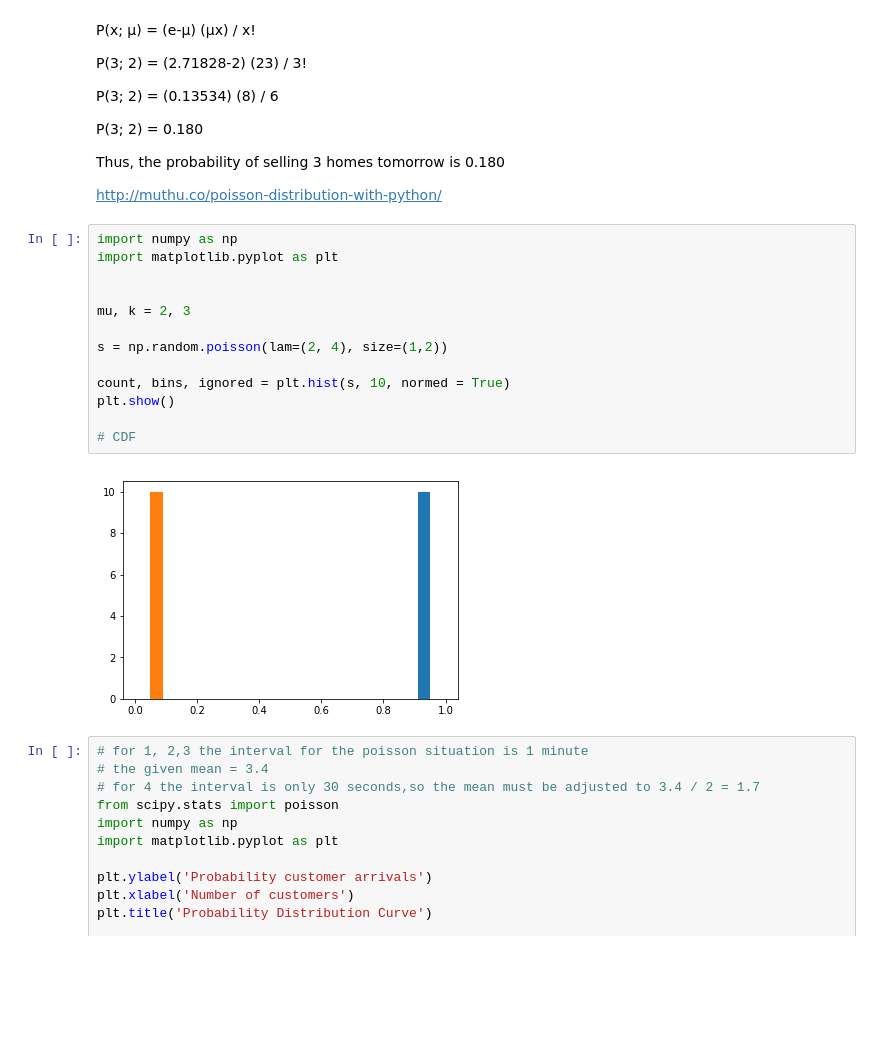
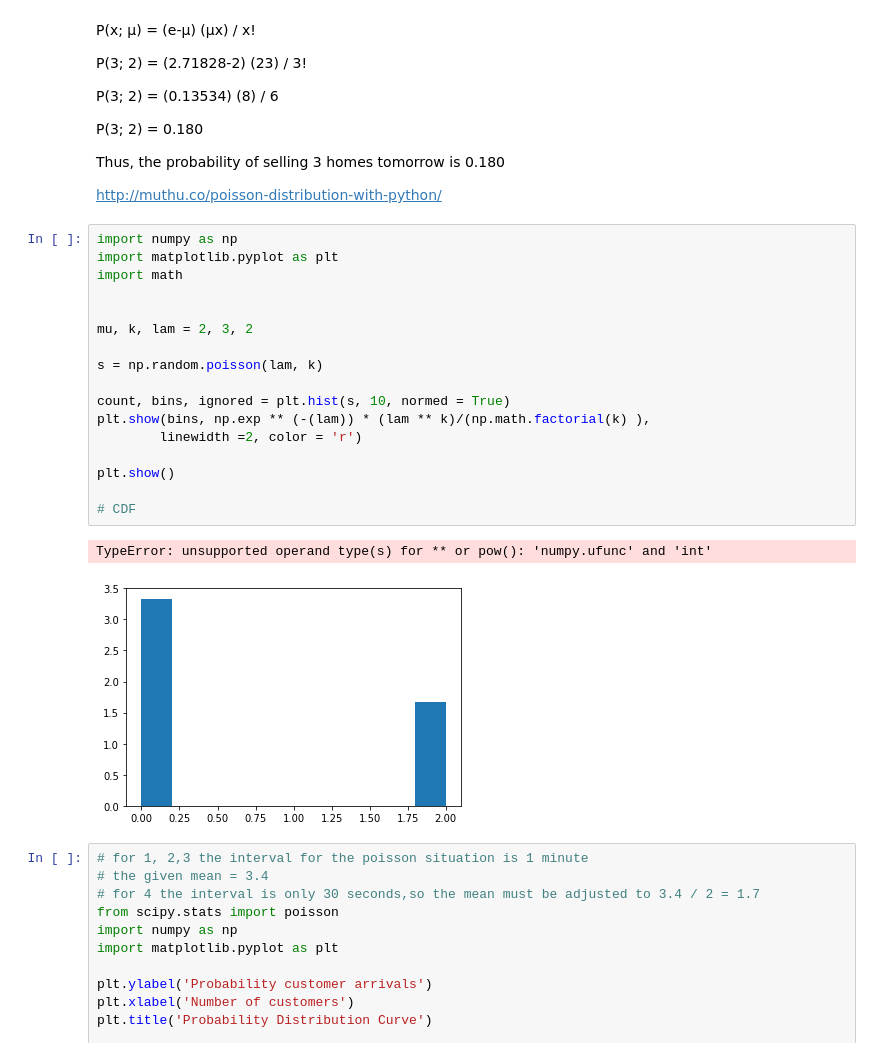
Before and after one commit to MarcoMen-Temp/Programming-Practice, a Jupyter notebook: NumpyAssignment.ipynb, the cells around one changed output. Saved outputs shown, nothing was run; the diff lists cells and outputs as text; blank space fills up the shorter version.

```diff
--- a/NumpyAssignment.ipynb
+++ b/NumpyAssignment.ipynb
@@ -418,18 +426,23 @@ http://muthu.co/poisson-distribution-with-python/
 # %%
 import numpy as np
 import matplotlib.pyplot as plt
+import math
 
 
-mu, k = 2, 3
+mu, k, lam = 2, 3, 2
 
-s = np.random.poisson(lam=(2, 4), size=(1,2))
+s = np.random.poisson(lam, k)
 
 count, bins, ignored = plt.hist(s, 10, normed = True)
+plt.show(bins, np.exp ** (-(lam)) * (lam ** k)/(np.math.factorial(k) ),
+        linewidth =2, color = 'r')
+
 plt.show()
 
 # CDF
 # %% [output]
+TypeError: unsupported operand type(s) for ** or pow(): 'numpy.ufunc' and 'int'
-[figure, old version]
+[figure, new version]
 # %%
 # for 1, 2,3 the interval for the poisson situation is 1 minute
 # the given mean = 3.4
```
Also changed, not shown: parts of 6 cells of this notebook.
